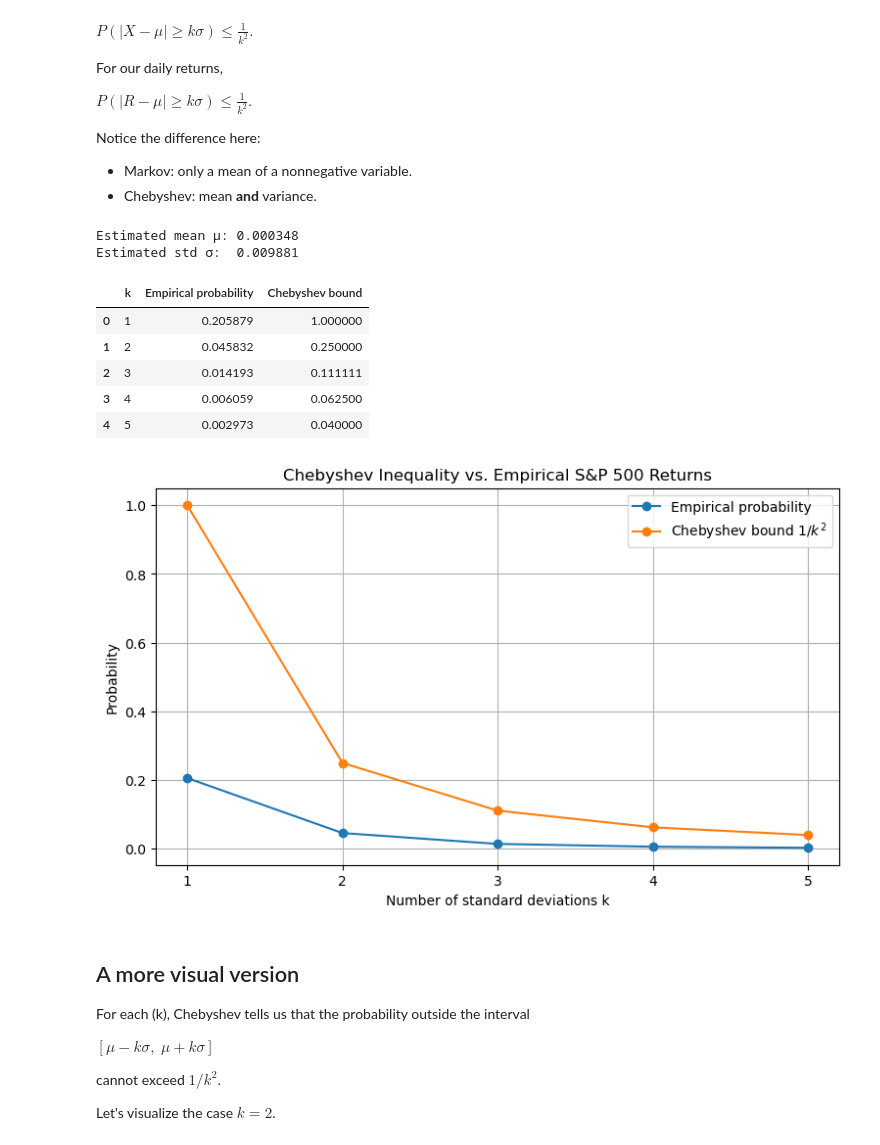
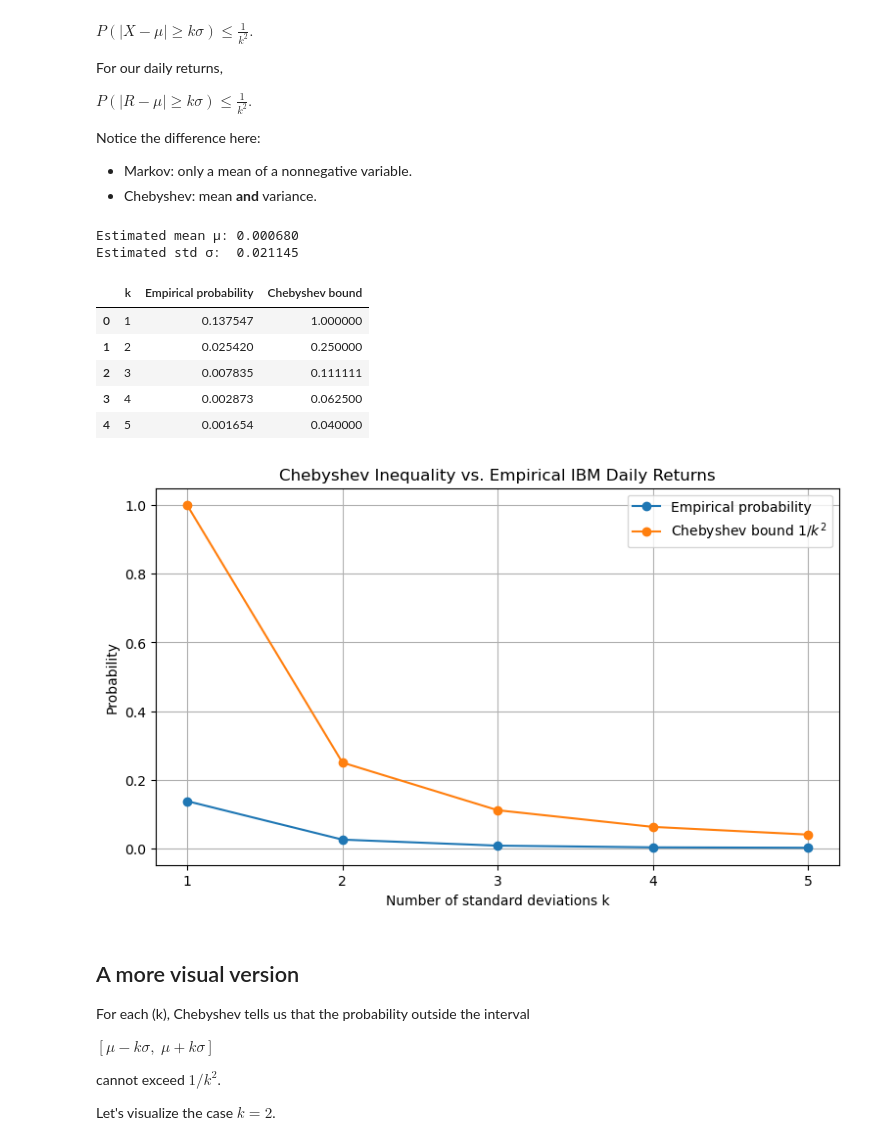
Before and after one commit to JustinTrenchcoat/ASDA_I_Materials, a Jupyter notebook: Probability_Financial_Data_Poisson_Markov_Chebyshev.ipynb, the cells around one changed output. Cells and saved outputs as stored; diff of their text form; code cells hidden in the pictures.

```diff
--- a/Probability_Financial_Data_Poisson_Markov_Chebyshev.ipynb
+++ b/Probability_Financial_Data_Poisson_Markov_Chebyshev.ipynb
@@ -33,6 +33,6 @@ The historical-data interface provides daily Open, High, Low, Close, Adjusted Cl
 
 We will use the **adjusted close** when available, because returns should account for distributions as well as changes in the index level.
 # %%
-df = pd.read_csv('SPX.csv')
+df = pd.read_csv('IBM.csv')
 df.head()
 # %% [output]
@@ -45,10 +45,7 @@ df.head()
 # %% [markdown]
 The "Volume" denotes number of shares traded, so let's focus on dates with people actually trading stocks:
 # %%
-data = df[df["Volume"]!=0]
-
-data = data.copy()
-
+data = df.copy()
 data["Date"] = pd.to_datetime(data["Date"])
 data = data.sort_values("Date")
 print(type(data["Date"][5496]))
@@ -174,7 +172,7 @@ $
 # Play with the threshold and see what happens
 threshold = 0.05
 
-data["extreme"] = (data["Daily_Return"].abs() > threshold).astype(int)
+data["extreme"] = (data["Daily_Return"]> threshold).astype(int)
 
 print(f"Threshold: {threshold:.1%}")
 print(f"Number of extreme days: {data['extreme'].sum()}")
@@ -432,8 +430,8 @@ sigma_hat = returns.std(ddof=1)
 print(f"Estimated mean μ: {mu_hat:.6f}")
 print(f"Estimated std σ:  {sigma_hat:.6f}")
 # %% [output]
-Estimated mean μ: 0.000348
-Estimated std σ:  0.009881
+Estimated mean μ: 0.000680
+Estimated std σ:  0.021145
 # %%
 
 k_values = np.arange(1, 6)
@@ -454,36 +452,36 @@ comparison = pd.DataFrame({
 comparison
 # %% [output]
 |  | k | Empirical probability | Chebyshev bound |
-| 0 | 1 | 0.205879 | 1.000000 |
-| 1 | 2 | 0.045832 | 0.250000 |
-| 2 | 3 | 0.014193 | 0.111111 |
-| 3 | 4 | 0.006059 | 0.062500 |
-| 4 | 5 | 0.002973 | 0.040000 |
+| 0 | 1 | 0.137547 | 1.000000 |
+| 1 | 2 | 0.025420 | 0.250000 |
+| 2 | 3 | 0.007835 | 0.111111 |
+| 3 | 4 | 0.002873 | 0.062500 |
+| 4 | 5 | 0.001654 | 0.040000 |
 # %%
 fig, ax = plt.subplots(figsize=(9, 5))
 
 ax.plot(
     k_values,
     empirical_chebyshev,
     marker="o",
     label="Empirical probability"
 )
 
 ax.plot(
     k_values,
     chebyshev_bound,
     marker="o",
     label=r"Chebyshev bound $1/k^2$"
 )
 
 ax.set_xticks(k_values)
 ax.set_xlabel("Number of standard deviations k")
 ax.set_ylabel("Probability")
-ax.set_title("Chebyshev Inequality vs. Empirical S&P 500 Returns")
+ax.set_title("Chebyshev Inequality vs. Empirical IBM Daily Returns")
 ax.legend()
 plt.show()
 # %% [output]
-[figure, old version]
+[figure, new version]
 # %% [markdown]
 
 ## A more visual version
```
Also changed, not shown: parts of 30 cells of this notebook, 1 other file.
